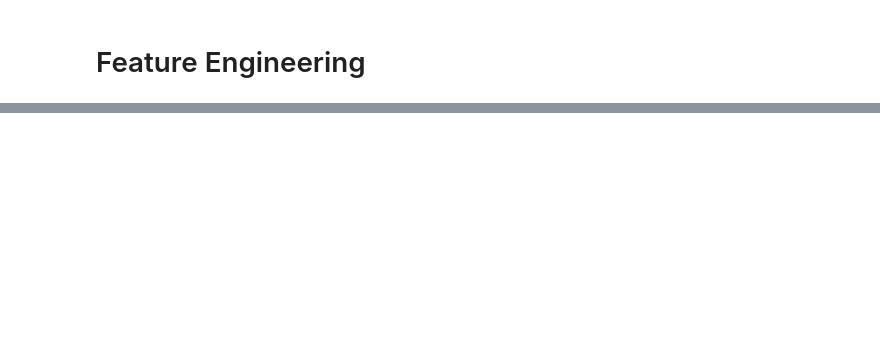
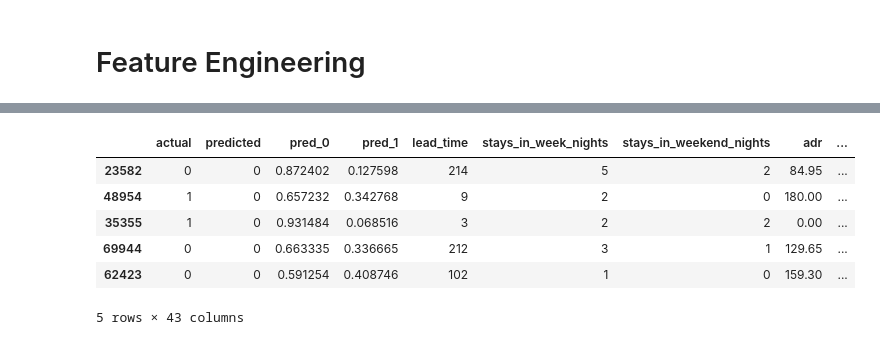
Before and after one commit to eugenekiepeeh/hotel_business_analytics, a Jupyter notebook: Modeling_Cancellation/modeling_cancelation_python-1.ipynb, the cells around one changed output, grey strips where cells are left out. Drawn from its saved outputs; the diff is of its cells as text; code cells hidden in the pictures; blank space fills up the shorter version.

```diff
--- a/Modeling_Cancellation/modeling_cancelation_python-1.ipynb
+++ b/Modeling_Cancellation/modeling_cancelation_python-1.ipynb
@@ -91,0 +132,28 @@ features = hotel_bookings.drop(columns=drop_cols)
+# %%
+# Merge X_test, actual labels, model predictions, and probability columns and ensure these columns are first in the DataFrame
+
+logreg_proba = pd.DataFrame(
+    logreg.predict_proba(X_test),
+    columns=['pred_0', 'pred_1'],
+    index=X_test.index
+)
+
+prediction_df = X_test.copy()
+prediction_df['actual'] = y_test
+prediction_df['predicted'] = logreg_pred
+prediction_df = prediction_df.join(logreg_proba)
+
+
+
+# ensure these columns are first in the DataFrame
+cols = ['actual', 'predicted', 'pred_0', 'pred_1']
+prediction_df = prediction_df[cols + [col for col in prediction_df.columns if col not in cols]]
+prediction_df.head()
+# %% [output]
+|  | actual | predicted | pred_0 | pred_1 | lead_time | stays_in_week_nights | stays_in_weekend_nights | adr | ... |
+| 23582 | 0 | 0 | 0.872402 | 0.127598 | 214 | 5 | 2 | 84.95 | ... |
+| 48954 | 1 | 0 | 0.657232 | 0.342768 | 9 | 2 | 0 | 180.00 | ... |
+| 35355 | 1 | 0 | 0.931484 | 0.068516 | 3 | 2 | 2 | 0.00 | ... |
+| 69944 | 0 | 0 | 0.663335 | 0.336665 | 212 | 3 | 1 | 129.65 | ... |
+| 62423 | 0 | 0 | 0.591254 | 0.408746 | 102 | 1 | 0 | 159.30 | ... |
+5 rows × 43 columns
```
Also changed, not shown: parts of 15 cells of this notebook.
